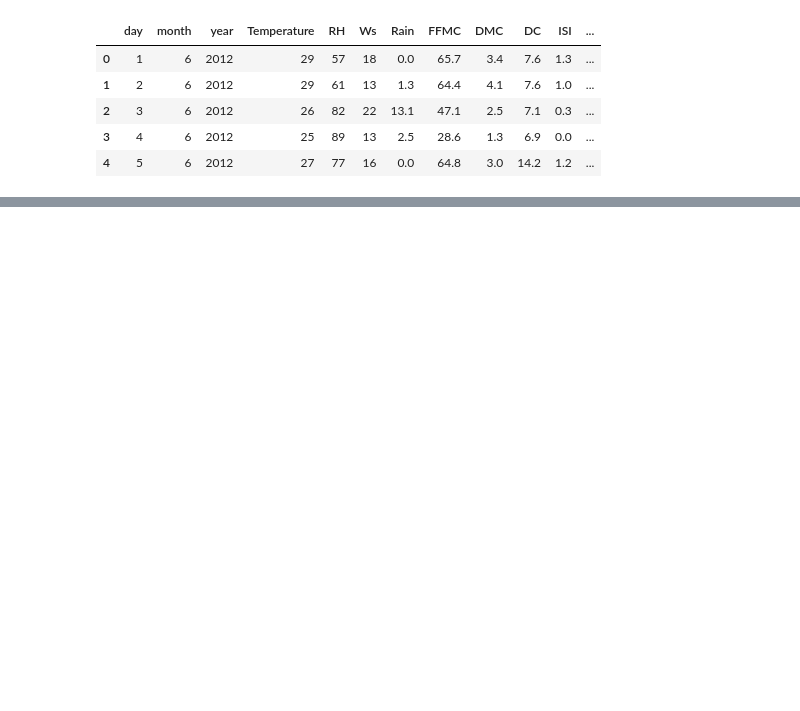
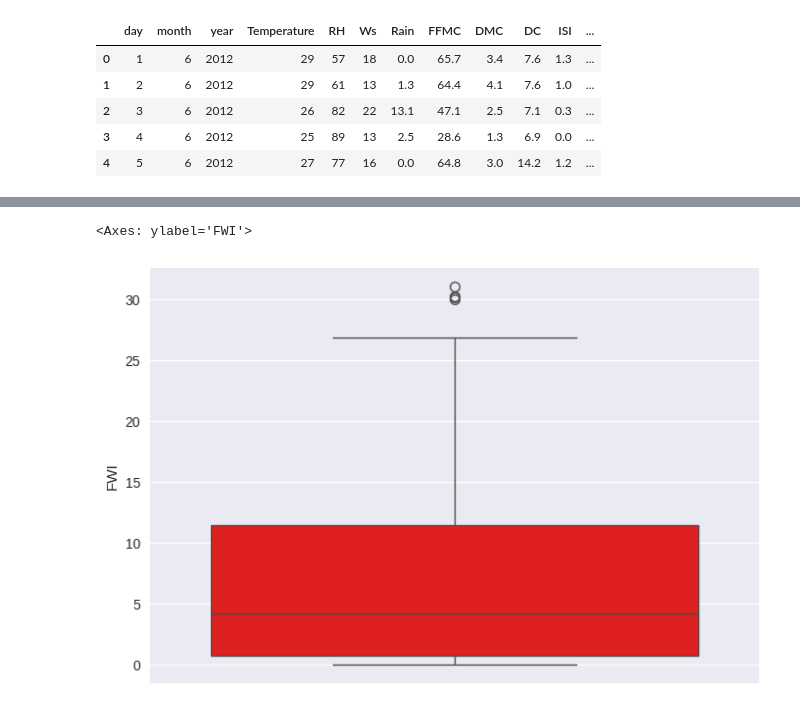
Before and after one commit to Nikhil9490/ML_Algorithms_Revision, a Jupyter notebook: EDA_Feature_Engineering/Basic_cleaning_and_feature_engineering_ipynb.ipynb, the cells around one changed output, grey strips where cells are left out. Saved outputs shown, nothing was run; the diff lists cells and outputs as text; code cells hidden in the pictures; blank space fills up the shorter version.

```diff
--- a/EDA_Feature_Engineering/Basic_cleaning_and_feature_engineering_ipynb.ipynb
+++ b/EDA_Feature_Engineering/Basic_cleaning_and_feature_engineering_ipynb.ipynb
@@ -257,0 +365,6 @@ df.head()
+# %%
+##box plot
+sns.boxplot((df['FWI']), color ='red')
+# %% [output]
+<Axes: ylabel='FWI'>
+[figure, added]
```
Also changed, not shown: parts of 22 cells of this notebook.
